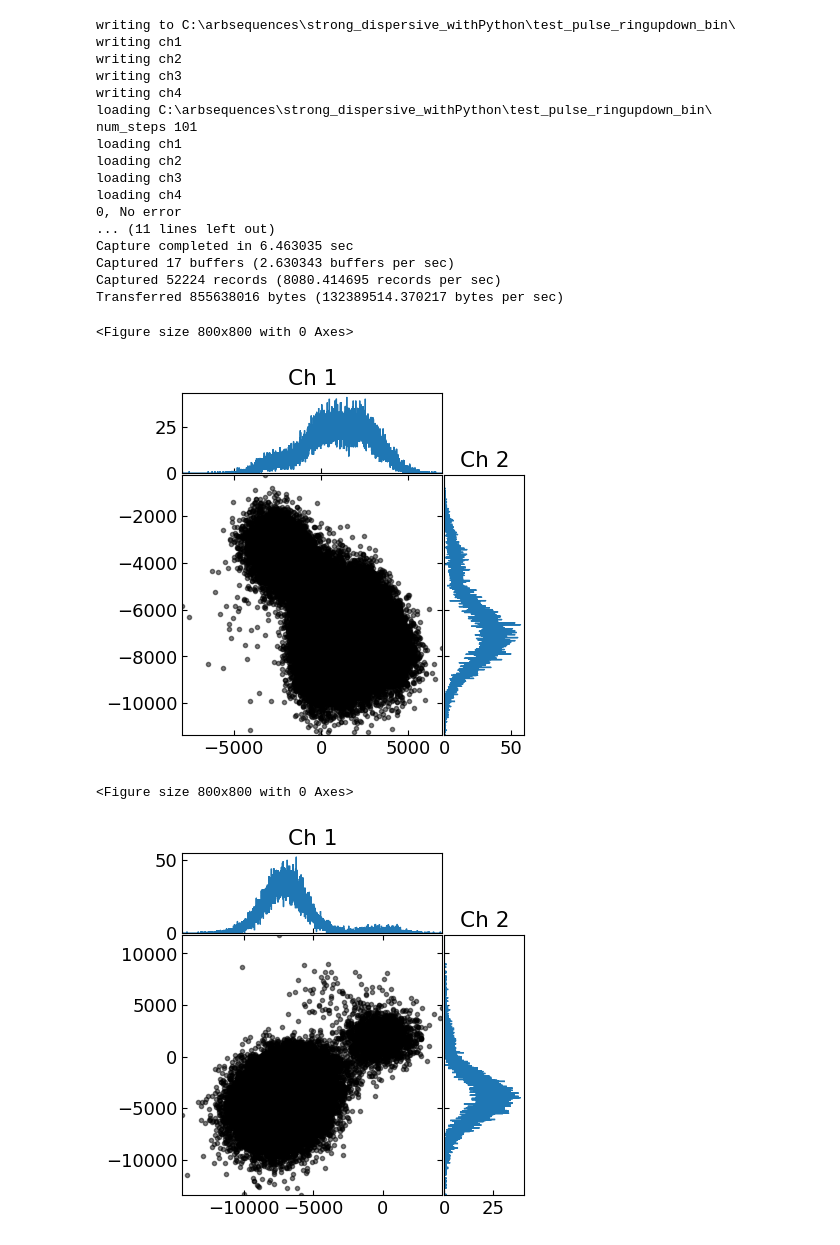
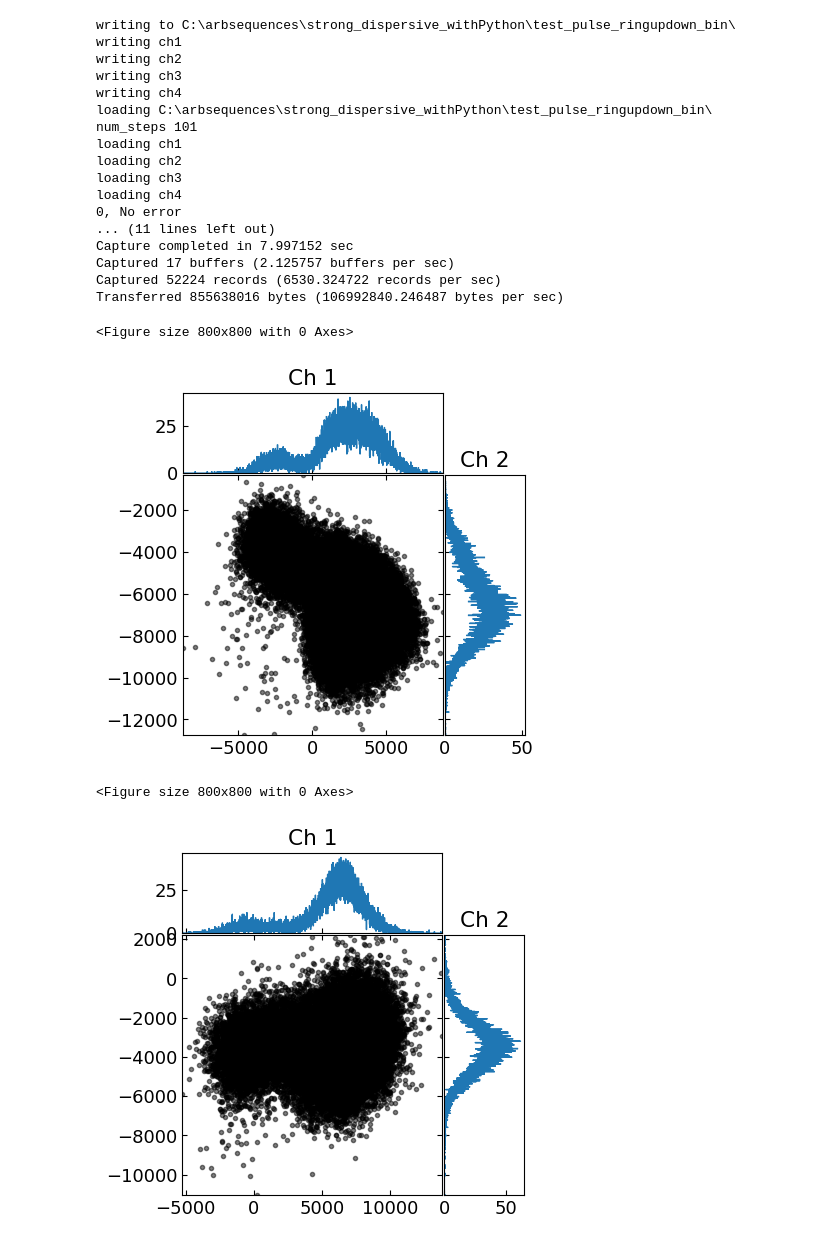
Before and after one commit to Katermurch/BlueFridgeNonLin, a Jupyter notebook: rabi.ipynb, the cells around one changed output. Cells and saved outputs as stored; diff of their text form; code cells hidden in the pictures.

Commit message:
fixing j sweep, setting ef amp appropriately

```diff
--- a/rabi.ipynb
+++ b/rabi.ipynb
@@ -19,5 +19,5 @@ q1 = Qubit(q1_dict, readout_dict)
 q2 = Qubit(q2_dict, readout_dict)
 readout = Readout(readout_dict)
 print(f"{q1}\n{q2}")
-q1.ge_amp =0.2
+#q1.ge_amp =0.2
 # %% [output]
@@ -103,27 +71,27 @@ def run_rabi(q1: object, q2: object, general_vals_dict: dict,
 # %%
 num_steps = 101
 reps = 500
-sweep_time=2000
+sweep_time=200
 values , IQ_df= run_rabi(q1, q2, general_vals_dict,num_steps, sweep_time,reps)
 # %% [output]
 writing to C:\arbsequences\strong_dispersive_withPython\test_pulse_ringupdown_bin\
 writing ch1
 writing ch2
 writing ch3
 writing ch4
 loading C:\arbsequences\strong_dispersive_withPython\test_pulse_ringupdown_bin\
 num_steps 101
 loading ch1
 loading ch2
 loading ch3
 loading ch4
 0, No error
 ... (11 lines left out)
-Capture completed in 6.463035 sec
-Captured 17 buffers (2.630343 buffers per sec)
-Captured 52224 records (8080.414695 records per sec)
-Transferred 855638016 bytes (132389514.370217 bytes per sec)
+Capture completed in 7.997152 sec
+Captured 17 buffers (2.125757 buffers per sec)
+Captured 52224 records (6530.324722 records per sec)
+Transferred 855638016 bytes (106992840.246487 bytes per sec)
 <Figure size 800x800 with 0 Axes>
-[figure, old version]
+[figure, new version]
 <Figure size 800x800 with 0 Axes>
-[figure, old version]
+[figure, new version]
```
Also changed, not shown: parts of 8 cells of this notebook, 10 other files.
